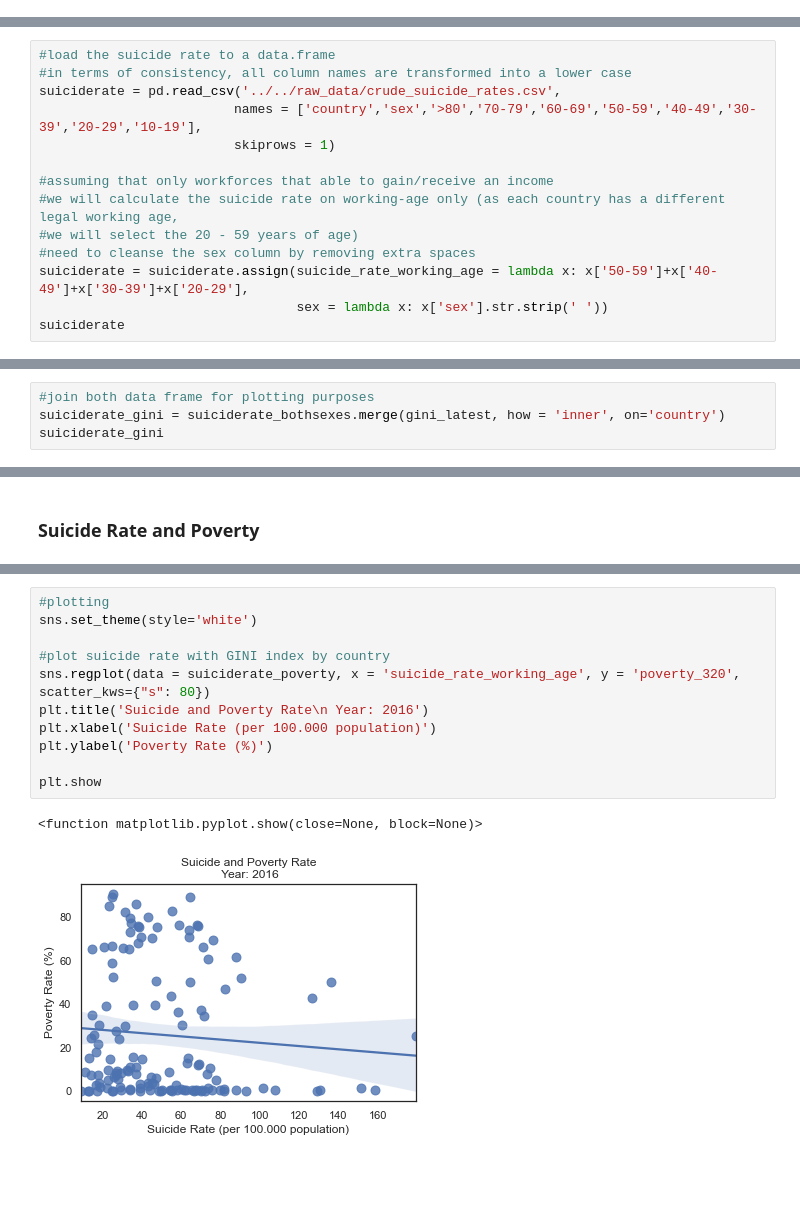
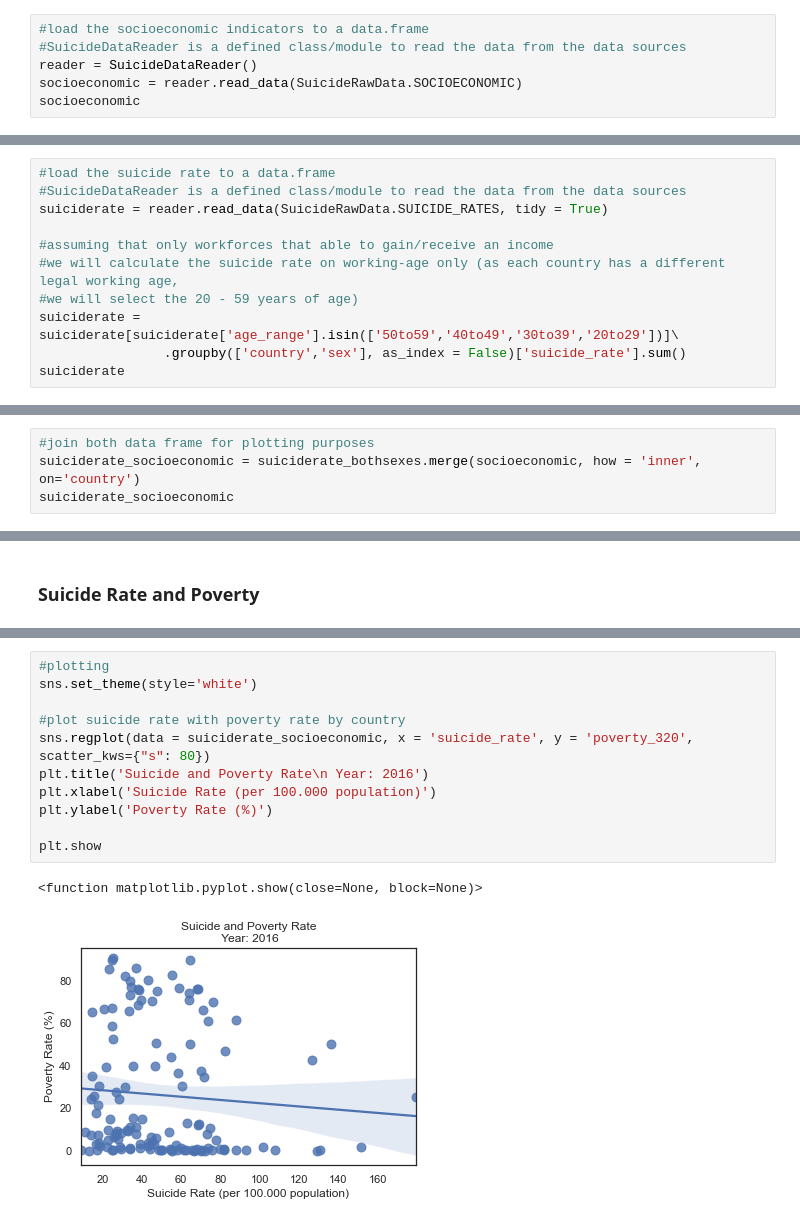
Before and after one commit to mdsi-dsp-at2/eTe-analysis, a Jupyter notebook: analysis/4/suiciderate_socioeconomic.ipynb, the cells around one changed output, grey strips where cells are left out. Saved outputs shown, nothing was run; the diff lists cells and outputs as text; blank space fills up the shorter version.

Commit message:
modifying the suicide-socioeconomic analysis to implement the SuicideDataReader class

```diff
--- a/analysis/4/suiciderate_socioeconomic.ipynb
+++ b/analysis/4/suiciderate_socioeconomic.ipynb
@@ -31,0 +16,6 @@ gini_latest
+# %%
+#load the socioeconomic indicators to a data.frame
+#SuicideDataReader is a defined class/module to read the data from the data sources
+reader = SuicideDataReader()
+socioeconomic = reader.read_data(SuicideRawData.SOCIOECONOMIC)
+socioeconomic
@@ -32,15 +36,12 @@ gini_latest
 # %%
 #load the suicide rate to a data.frame
-#in terms of consistency, all column names are transformed into a lower case
-suiciderate = pd.read_csv('../../raw_data/crude_suicide_rates.csv',
-                         names = ['country','sex','>80','70-79','60-69','50-59','40-49','30-39','20-29','10-19'],
-                         skiprows = 1)
+#SuicideDataReader is a defined class/module to read the data from the data sources
+suiciderate = reader.read_data(SuicideRawData.SUICIDE_RATES, tidy = True)
 
 #assuming that only workforces that able to gain/receive an income
 #we will calculate the suicide rate on working-age only (as each country has a different legal working age,
 #we will select the 20 - 59 years of age)
-#need to cleanse the sex column by removing extra spaces
-suiciderate = suiciderate.assign(suicide_rate_working_age = lambda x: x['50-59']+x['40-49']+x['30-39']+x['20-29'],
-                                 sex = lambda x: x['sex'].str.strip(' '))
+suiciderate = suiciderate[suiciderate['age_range'].isin(['50to59','40to49','30to39','20to29'])]\
+                .groupby(['country','sex'], as_index = False)['suicide_rate'].sum()
 suiciderate
 # %% [output]
@@ -79,5 +80,5 @@ suiciderate_bothsexes
 # %%
 #join both data frame for plotting purposes
-suiciderate_gini = suiciderate_bothsexes.merge(gini_latest, how = 'inner', on='country')
-suiciderate_gini
+suiciderate_socioeconomic = suiciderate_bothsexes.merge(socioeconomic, how = 'inner', on='country')
+suiciderate_socioeconomic
 # %% [output]
@@ -155,14 +116,14 @@ suiciderate_poverty
 # %%
 #plotting
 sns.set_theme(style='white')
 
-#plot suicide rate with GINI index by country
-sns.regplot(data = suiciderate_poverty, x = 'suicide_rate_working_age', y = 'poverty_320', scatter_kws={"s": 80})
+#plot suicide rate with poverty rate by country
+sns.regplot(data = suiciderate_socioeconomic, x = 'suicide_rate', y = 'poverty_320', scatter_kws={"s": 80})
 plt.title('Suicide and Poverty Rate\n Year: 2016')
 plt.xlabel('Suicide Rate (per 100.000 population)')
 plt.ylabel('Poverty Rate (%)')
 
 plt.show
 # %% [output]
 <function matplotlib.pyplot.show(close=None, block=None)>
-[figure, old version]
+[figure, new version]
```
Also changed, not shown: parts of 9 cells of this notebook.
